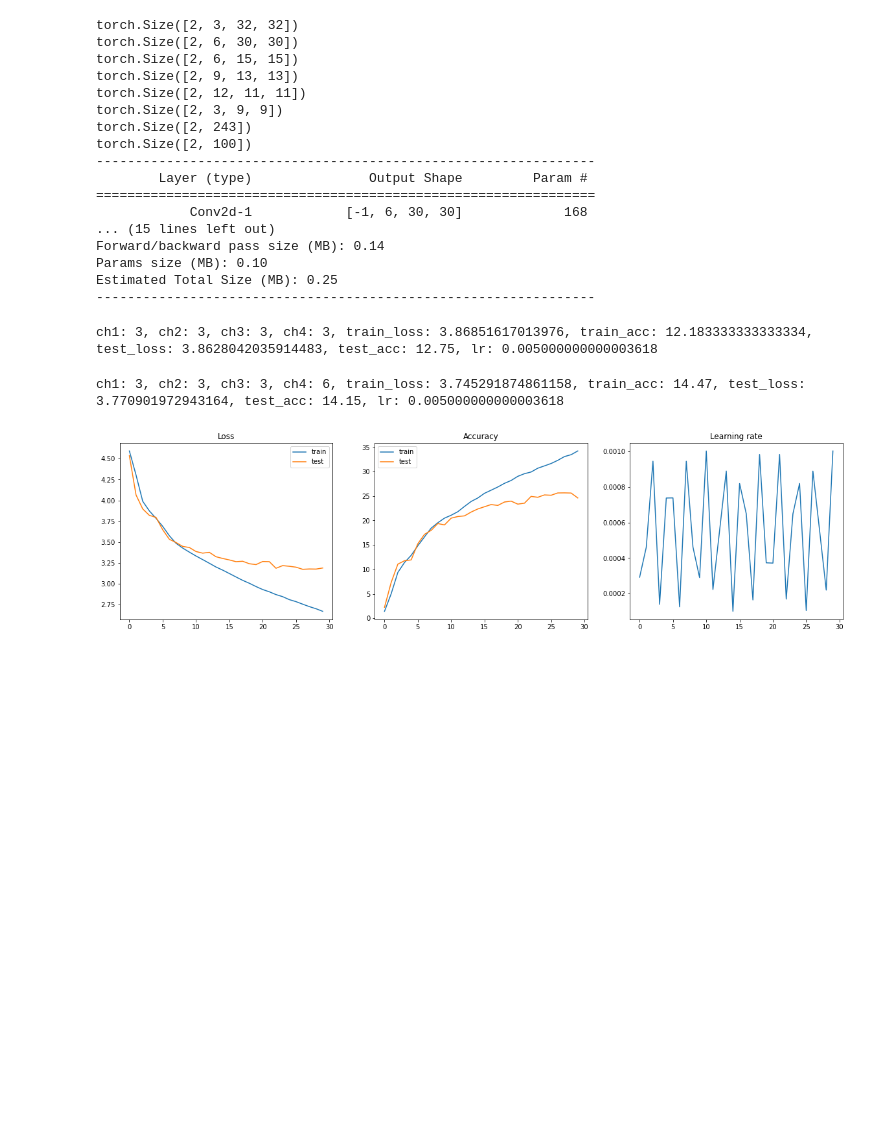
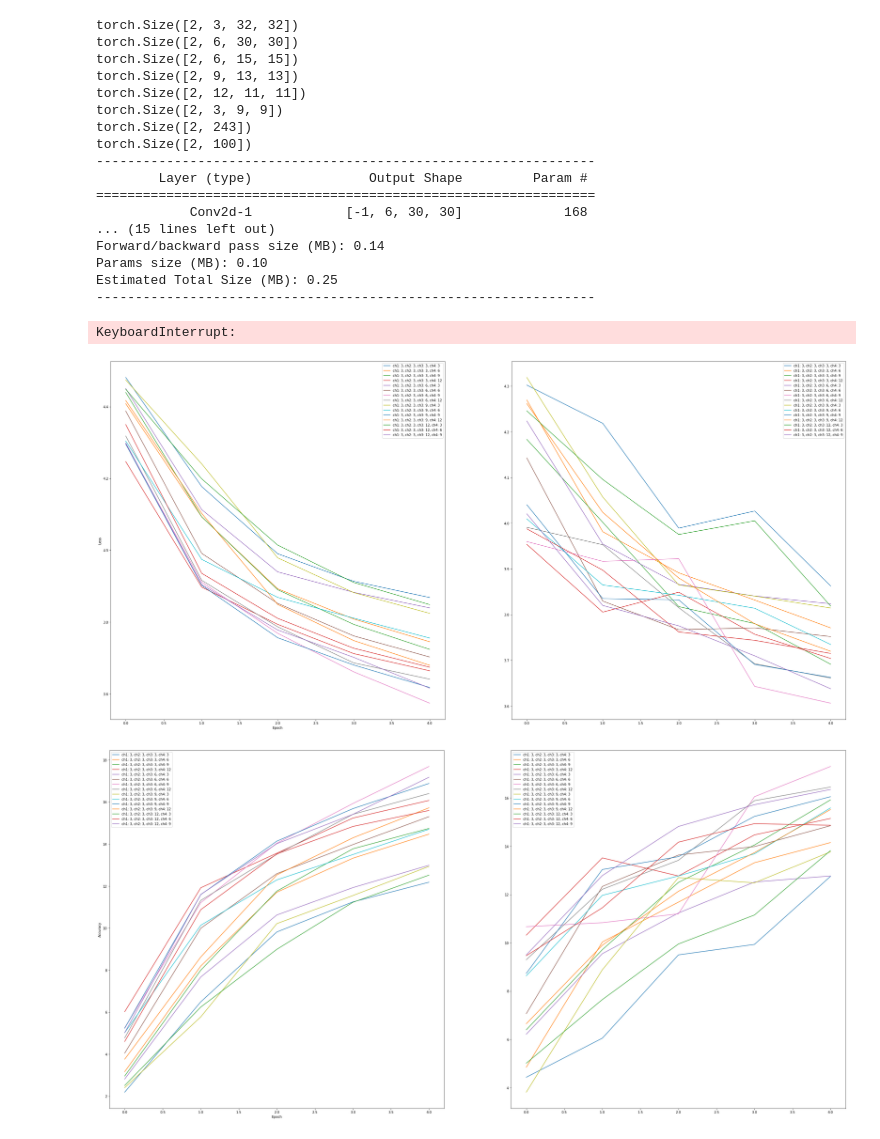
Before and after one commit to COLVERTYETY/cifar100edge, a Jupyter notebook: training.ipynb, the cells around one changed output. Drawn from its saved outputs; the diff is of its cells as text; code cells hidden in the pictures; blank space fills up the shorter version.

```diff
--- a/training.ipynb
+++ b/training.ipynb
@@ -246,7 +247,7 @@ for ch1 in [3, 6, 9, 12]:
                 # reset the optimizer and scheduler
                 optimizer = optim.SGD(net.parameters(), lr=0.005, momentum=0.9)
                 scheduler = optim.lr_scheduler.CosineAnnealingLR(optimizer, T_max=explore_epochs, eta_min=0.00001)
-                history = train_loop(dataloader, net, criterion, optimizer, scheduler, total_epochs=explore_epochs)
+                history = train_loop(dataloader, net, criterion, optimizer, scheduler, total_epochs=explore_epochs, verbose=2)
                 df = df.append({"ch1": ch1, "ch2": ch2, "ch3": ch3, "ch4": ch4, "train_loss": history['train_loss'], "train_acc": history['train_acc'], "test_loss": history['test_loss'], "test_acc": history['test_acc'], "lr": history['lr']}, ignore_index=True)
                 df.to_csv("df.csv", index=False)
                 print(f"ch1: {ch1}, ch2: {ch2}, ch3: {ch3}, ch4: {ch4}, train_loss: {history['train_loss'][-1]}, train_acc: {history['train_acc'][-1]}, test_loss: {history['test_loss'][-1]}, test_acc: {history['test_acc'][-1]}, lr: {history['lr'][-1]}")
@@ -254,5 +255,4 @@ for ch1 in [3, 6, 9, 12]:
 df.to_csv("df.csv", index=False)
 df
 # %% [output]
-ch1: 3, ch2: 3, ch3: 3, ch4: 3, train_loss: 3.86851617013976, train_acc: 12.183333333333334, test_loss: 3.8628042035914483, test_acc: 12.75, lr: 0.005000000000003618
+KeyboardInterrupt:
-ch1: 3, ch2: 3, ch3: 3, ch4: 6, train_loss: 3.745291874861158, train_acc: 14.47, test_loss: 3.770901972943164, test_acc: 14.15, lr: 0.005000000000003618
@@ -289,21 +259,43 @@ plt.show()
-# %%
-# graph loss and accuracy
-
-plt.figure(figsize=(20, 5))
-plt.subplot(1, 3, 1)
-plt.plot(history['train_loss'], label='train')
-plt.plot(history['test_loss'], label='test')
-plt.legend()
-plt.title('Loss')
-plt.subplot(1, 3, 2)
-plt.plot(history['train_acc'], label='train')
-plt.plot(history['test_acc'], label='test')
-plt.legend()
-plt.title('Accuracy')
-plt.subplot(1, 3, 3)
-plt.plot(history['lr'])
-plt.title('Learning rate')
-# plt.legend()
-plt.show()
-# %% [output]
-[figure, removed]
+# %%
+#  graph the results
+
+def parse(l):
+    l = l.split("[")[1].split("]")[0].split(", ")
+    l = [float(i) for i in l]
+    return l
+
+
+df = pd.read_csv("df.csv")
+
+fig, ax = plt.subplots(1, 2, figsize=(40, 20))
+# for each line in the dataframe
+for i in range(len(df)):
+    # plot the train loss
+    ax[0].plot(parse(df["train_loss"][i]), label=f"ch1: {df['ch1'][i]}, ch2: {df['ch2'][i]}, ch3: {df['ch3'][i]}, ch4: {df['ch4'][i]}")
+    # plot the test loss
+    ax[1].plot(parse(df["test_loss"][i]), label=f"ch1: {df['ch1'][i]}, ch2: {df['ch2'][i]}, ch3: {df['ch3'][i]}, ch4: {df['ch4'][i]}")
+# set the legend
+ax[0].legend()
+ax[1].legend()
+# set the labels
+ax[0].set_xlabel("Epoch")
+ax[0].set_ylabel("Loss")
+plt.show()
+
+fig, ax = plt.subplots(1, 2, figsize=(40, 20))
+# for each line in the dataframe
+for i in range(len(df)):
+    # plot the train accuracy
+    ax[0].plot(parse(df["train_acc"][i]), label=f"ch1: {df['ch1'][i]}, ch2: {df['ch2'][i]}, ch3: {df['ch3'][i]}, ch4: {df['ch4'][i]}")
+    # plot the test accuracy
+    ax[1].plot(parse(df["test_acc"][i]), label=f"ch1: {df['ch1'][i]}, ch2: {df['ch2'][i]}, ch3: {df['ch3'][i]}, ch4: {df['ch4'][i]}")
+# set the legend
+ax[0].legend()
+ax[1].legend()
+# set the labels
+ax[0].set_xlabel("Epoch")
+ax[0].set_ylabel("Accuracy")
+plt.show()
+# %% [output]
+[figure, added]
+[figure, added]
```
Also changed, not shown: parts of 7 cells of this notebook, 2 other files.
